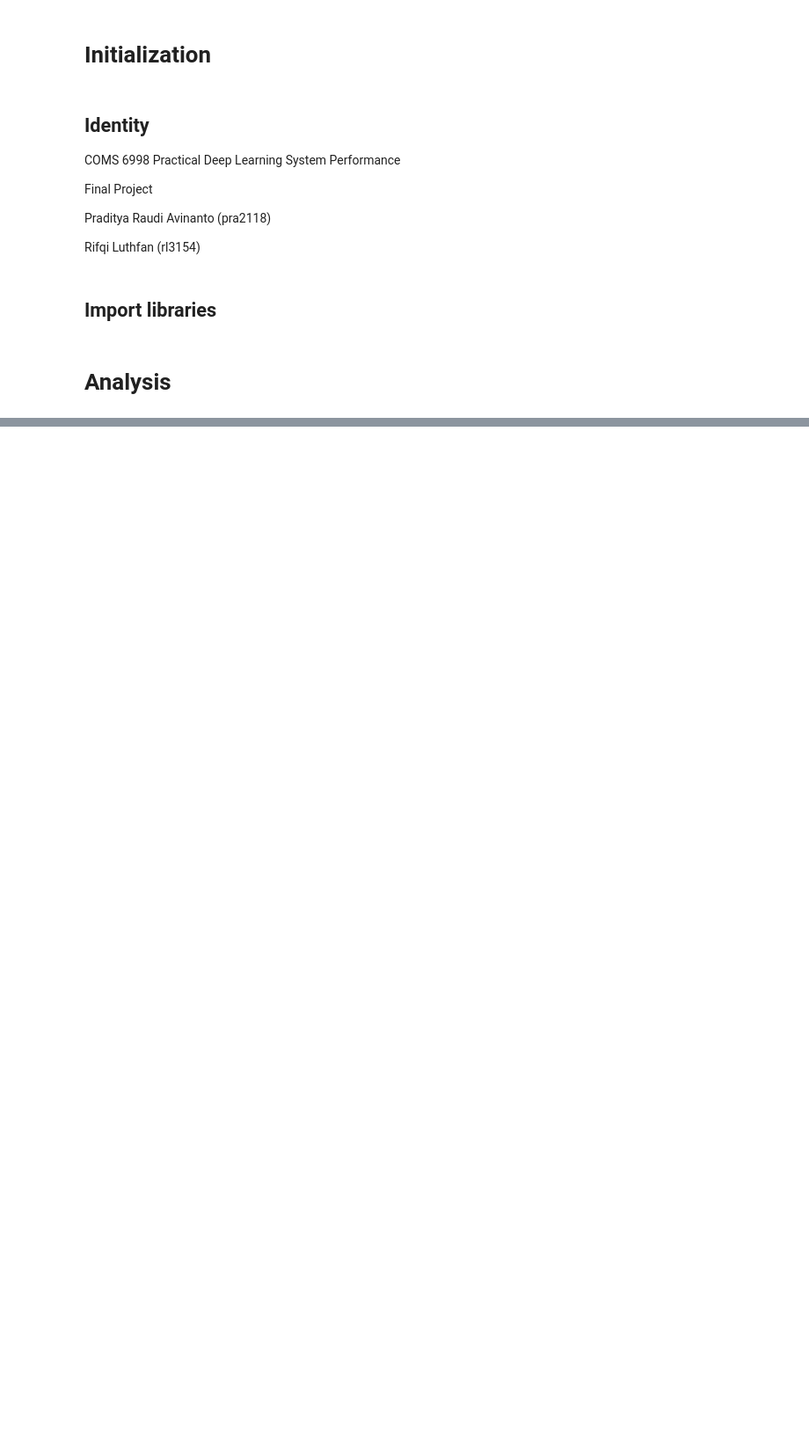
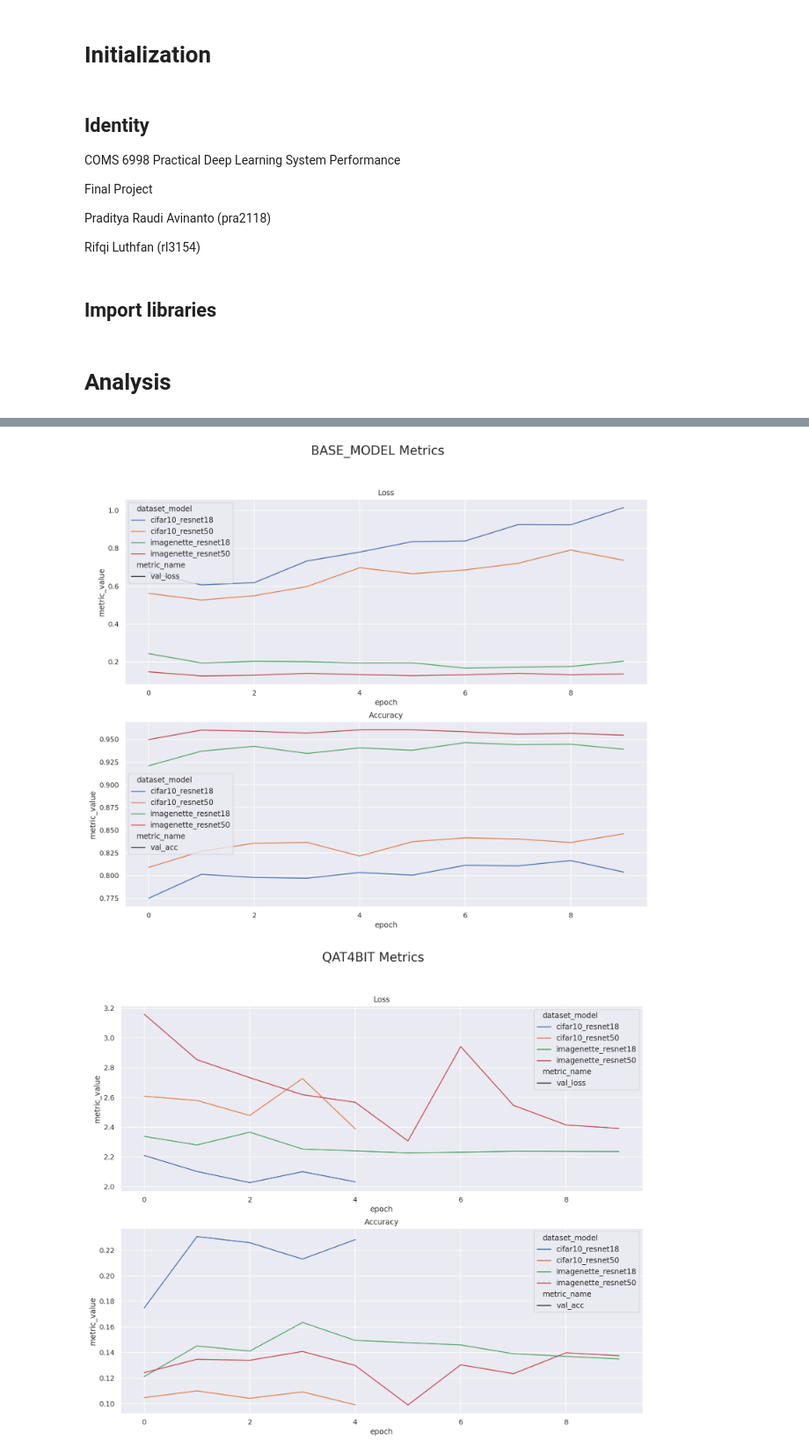
Before and after one commit to rluthfan/pytorch-quantization, a Jupyter notebook: Analysis-of-results.ipynb, the cells around one changed output, grey strips where cells are left out. Shown at 88% size. Drawn from its saved outputs; the diff is of its cells as text; code cells hidden in the pictures; blank space fills up the shorter version.

```diff
--- a/Analysis-of-results.ipynb
+++ b/Analysis-of-results.ipynb
@@ -53,0 +135,18 @@ compiled_df.pivot??
+# %%
+# Per Quantization
+
+for qt in qat_plot['quantization'].unique():
+    fig, ax = plt.subplots(figsize=(15,12), nrows=2, ncols=1)
+    sns.lineplot(data=qat_plot[(qat_plot['quantization']==qt)&
+                               (qat_plot['metric_name'].str.contains('val_loss'))],
+                    x='epoch', y='metric_value', hue='dataset_model', style='metric_name', ax=ax[0])
+    sns.lineplot(data=qat_plot[(qat_plot['quantization']==qt)&
+                               (qat_plot['metric_name'].str.contains('val_acc'))],
+                    x='epoch', y='metric_value', hue='dataset_model', style='metric_name', ax=ax[1])
+    fig.suptitle(f"{qt.upper()} Metrics", fontsize=20)
+    ax[0].set_title('Loss')
+    ax[1].set_title('Accuracy')
+    plt.savefig(f'figures/effect_of_diff_models/{qt}.png', dpi=500)
+# %% [output]
+[figure, added]
+[figure, added]
```
Also changed, not shown: parts of 12 cells of this notebook, 10 other files.
